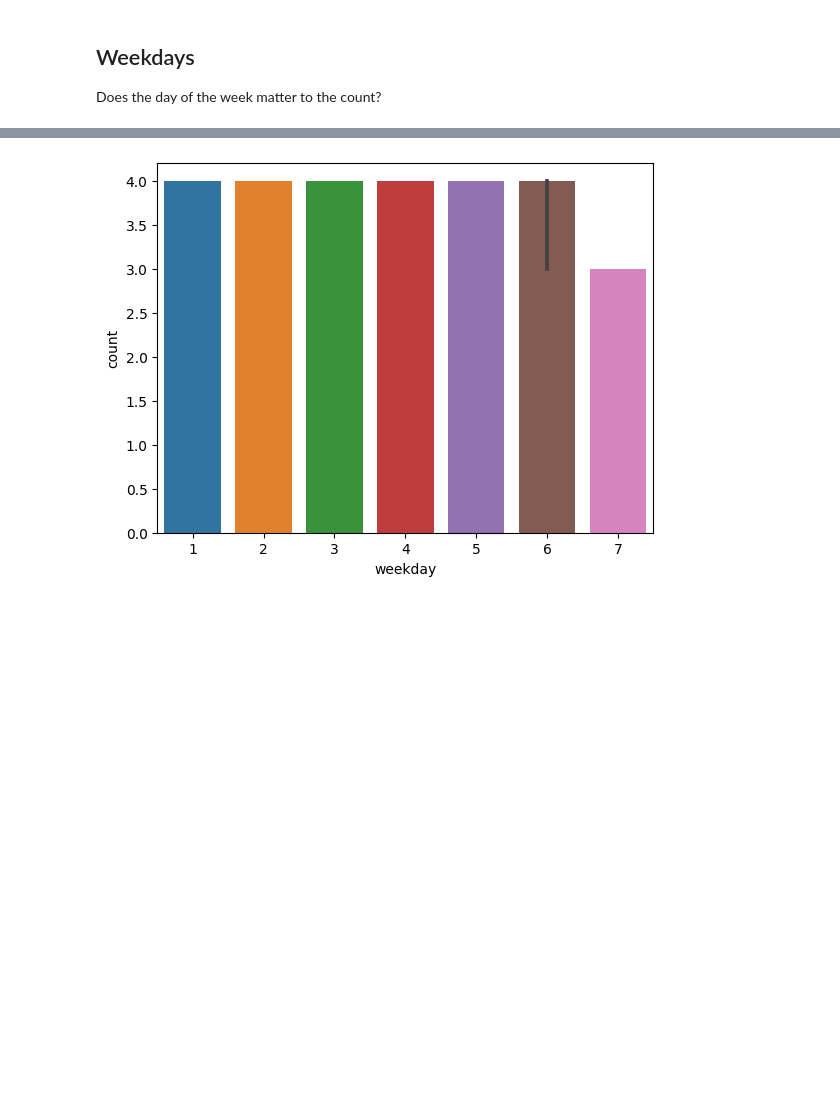
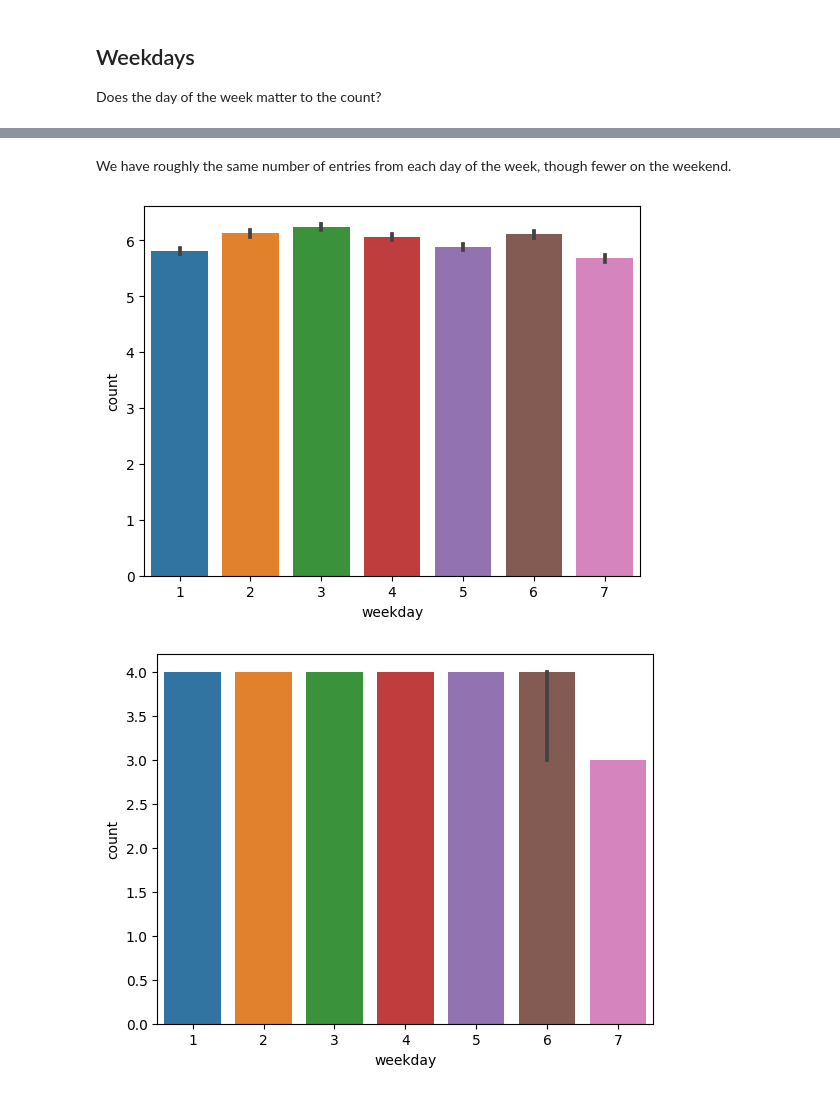
Before and after one commit to dlhaar/citi_bikes, a Jupyter notebook: notebooks/data_exploration.ipynb, the cells around one changed output, grey strips where cells are left out. Saved outputs shown, nothing was run; the diff lists cells and outputs as text; code cells hidden in the pictures; blank space fills up the shorter version.

```diff
--- a/notebooks/data_exploration.ipynb
+++ b/notebooks/data_exploration.ipynb
@@ -103,3 +69,10 @@ Does the day of the week matter to the count?
+# %% [markdown]
+We have roughly the same number of entries from each day of the week, though fewer on the weekend.
+# %%
+sns.barplot(data, x='weekday', y='count', estimator='mean')
+plt.show()
+# %% [output]
+[figure, added]
 # %%
 sns.barplot(data, x='weekday', y='count', estimator=np.median)
 plt.show()
```
Also changed, not shown: parts of 27 cells of this notebook, 3 other files.
